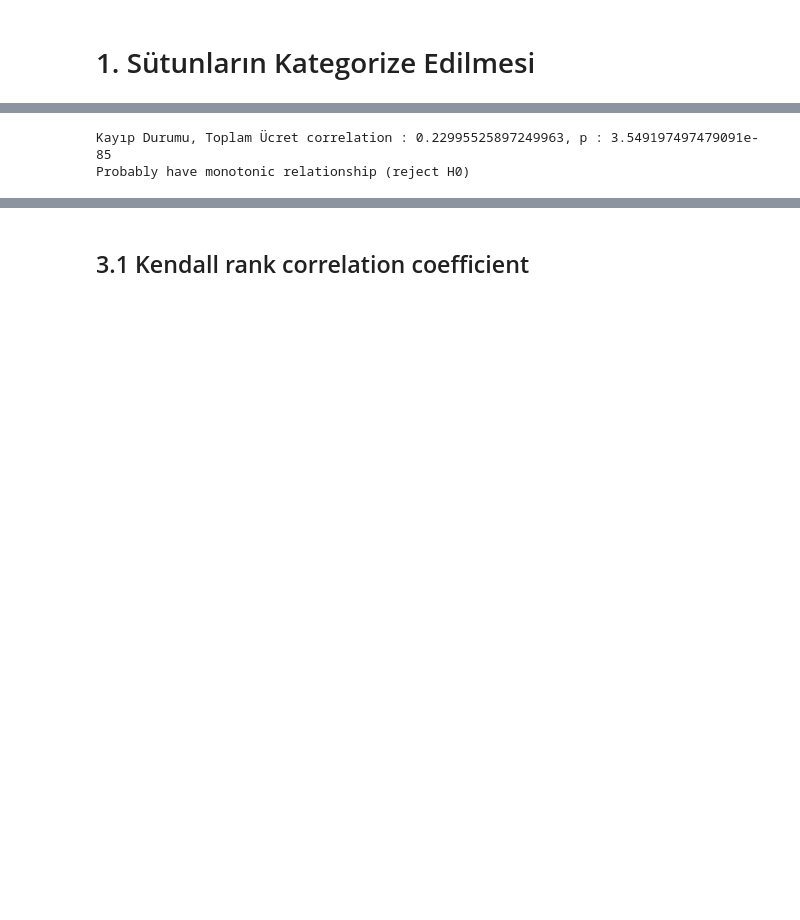
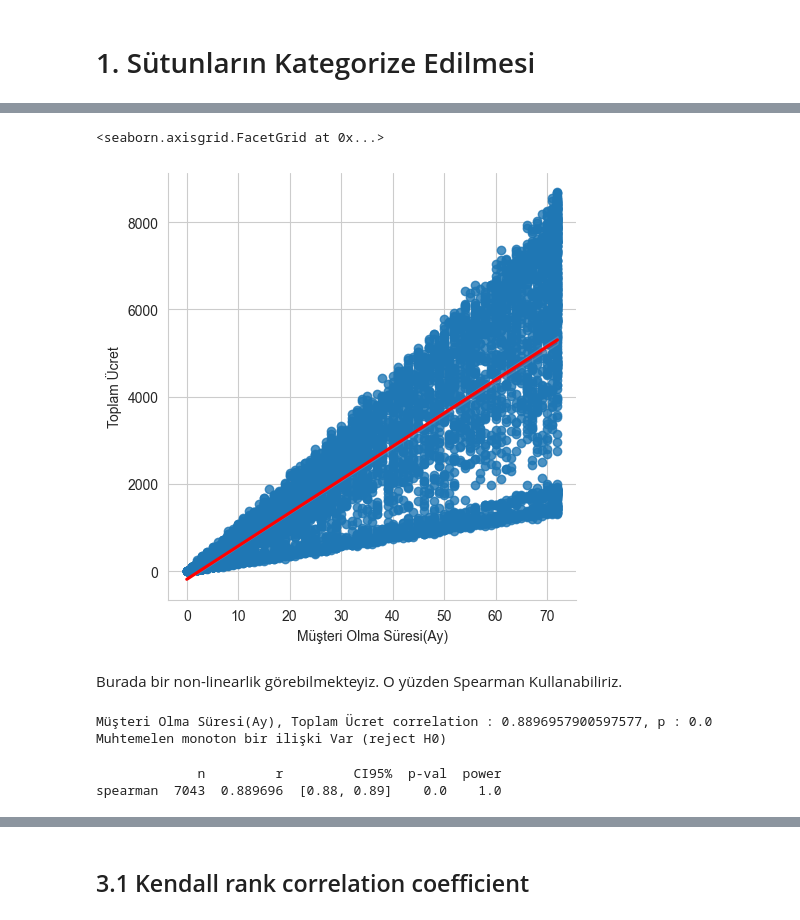
Before and after one commit to Serkankizilirmak/Musteri-Kayip-Analizi, a Jupyter notebook: 2.2.1. iki_değişkenli_analizi.ipynb, the cells around one changed output, grey strips where cells are left out. Drawn from its saved outputs; the diff is of its cells as text; code cells hidden in the pictures; blank space fills up the shorter version.

```diff
--- a/2.2.1. iki_değişkenli_analizi.ipynb
+++ b/2.2.1. iki_değişkenli_analizi.ipynb
@@ -98,5 +121,18 @@ Probably have monotonic relationship (reject H0)
+# %%
+sns.lmplot(x="Müşteri Olma Süresi(Ay)", y="Toplam Ücret",data=df,line_kws={"color": "red"})
+# %% [output]
+<seaborn.axisgrid.FacetGrid at 0x...>
+[figure, added]
+# %% [markdown]
+Burada bir non-linearlik görebilmekteyiz. O yüzden Spearman Kullanabiliriz.
 # %%
-cal_spearmanr('Kayıp Durumu','Toplam Ücret')
+cal_spearmanr('Müşteri Olma Süresi(Ay)','Toplam Ücret')
 # %% [output]
-Kayıp Durumu, Toplam Ücret correlation : 0.22995525897249963, p : 3.549197497479091e-85
-Probably have monotonic relationship (reject H0)
+Müşteri Olma Süresi(Ay), Toplam Ücret correlation : 0.8896957900597577, p : 0.0
+Muhtemelen monoton bir ilişki Var (reject H0)
+# %%
+korelasyon = pg.corr(df["Müşteri Olma Süresi(Ay)"],df["Toplam Ücret"], method="spearman") #Method:Spearman p rank-order correlation
+print(korelasyon)
+# %% [output]
+             n         r         CI95%  p-val  power
+spearman  7043  0.889696  [0.88, 0.89]    0.0    1.0
```
Also changed, not shown: parts of 38 cells of this notebook, 12 other files.
